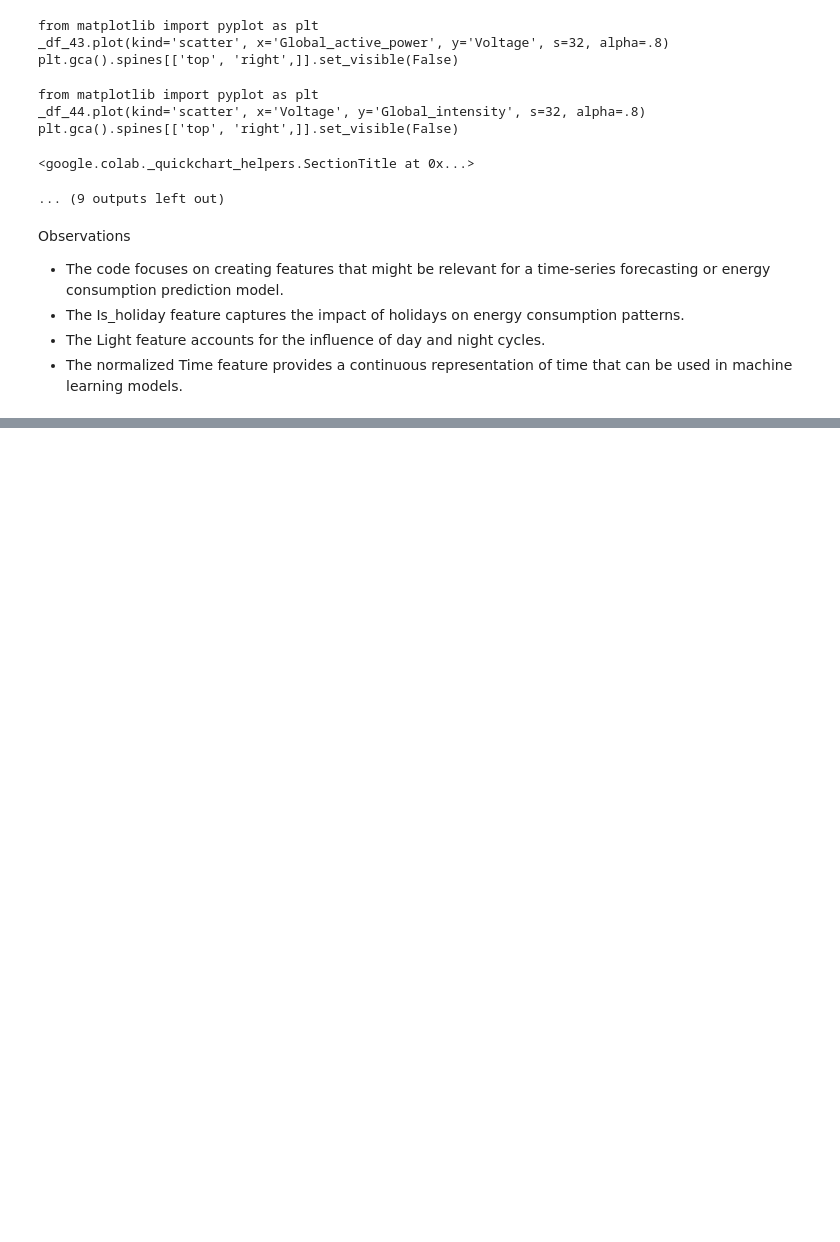
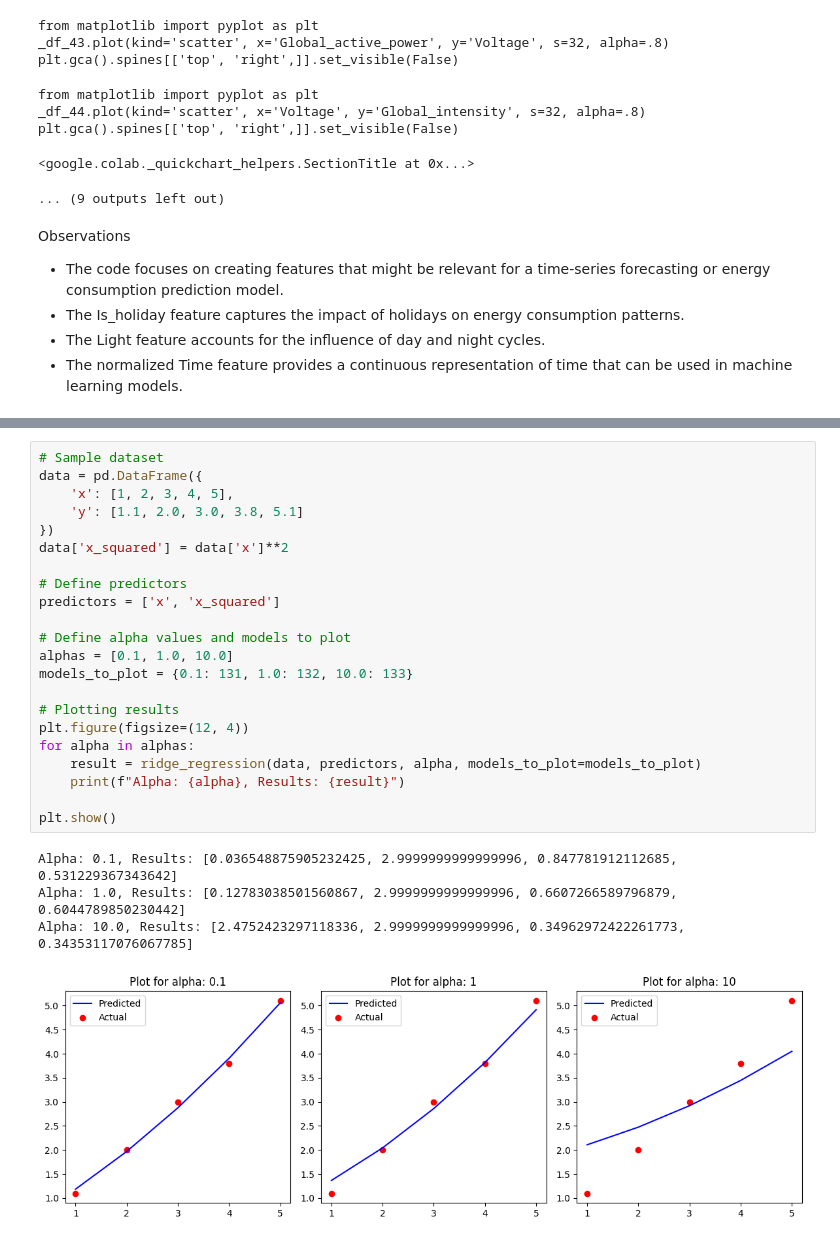
Before and after one commit to kolllurisiripavan/kolllurisiripavan, a Jupyter notebook: siripavan_ecp.ipynb, the cells around one changed output, grey strips where cells are left out. Saved outputs shown, nothing was run; the diff lists cells and outputs as text; blank space fills up the shorter version.

```diff
--- a/siripavan_ecp.ipynb
+++ b/siripavan_ecp.ipynb
@@ -682,0 +1029,27 @@ Observations
+# %%
+# Sample dataset
+data = pd.DataFrame({
+    'x': [1, 2, 3, 4, 5],
+    'y': [1.1, 2.0, 3.0, 3.8, 5.1]
+})
+data['x_squared'] = data['x']**2
+
+# Define predictors
+predictors = ['x', 'x_squared']
+
+# Define alpha values and models to plot
+alphas = [0.1, 1.0, 10.0]
+models_to_plot = {0.1: 131, 1.0: 132, 10.0: 133}
+
+# Plotting results
+plt.figure(figsize=(12, 4))
+for alpha in alphas:
+    result = ridge_regression(data, predictors, alpha, models_to_plot=models_to_plot)
+    print(f"Alpha: {alpha}, Results: {result}")
+
+plt.show()
+# %% [output]
+Alpha: 0.1, Results: [0.036548875905232425, 2.9999999999999996, 0.847781912112685, 0.531229367343642]
+Alpha: 1.0, Results: [0.12783038501560867, 2.9999999999999996, 0.6607266589796879, 0.6044789850230442]
+Alpha: 10.0, Results: [2.4752423297118336, 2.9999999999999996, 0.34962972422261773, 0.34353117076067785]
+[figure, added]
```
Also changed, not shown: parts of 22 cells of this notebook.
